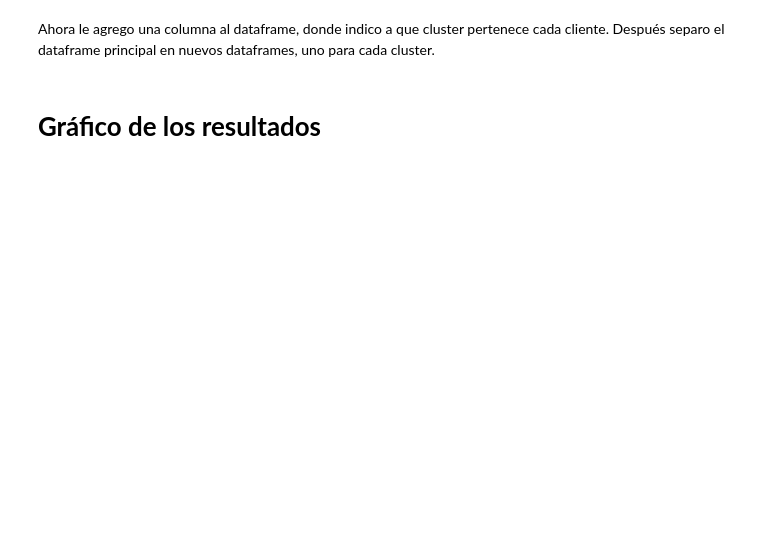
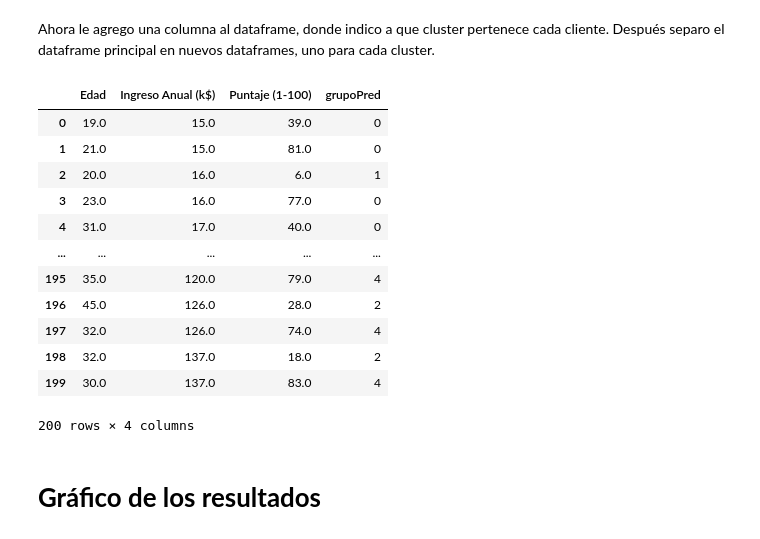
Before and after one commit to norgaston/proyecto-final-mlbd, a Jupyter notebook: Proyecto_Final_KMEANS.ipynb, the cells around one changed output. Saved outputs shown, nothing was run; the diff lists cells and outputs as text; code cells hidden in the pictures; blank space fills up the shorter version.

```diff
--- a/Proyecto_Final_KMEANS.ipynb
+++ b/Proyecto_Final_KMEANS.ipynb
@@ -109,16 +159,23 @@ Lo que voy a intentar es encontrar el número de clusters óptimos utilizando el
 # Calculo el algoritmo de agrupación para diferentes valores de K
 inercia = []
 for i in range(1, 16):
-    algoritmo = KMeans(n_clusters = i, init = 'k-means++',
-                       max_iter = 1000, n_init = 100)
-    algoritmo.fit(df)
+    algoritmo = KMeans(n_clusters=i, init='k-means++', max_iter=1000, n_init=100)
+    algoritmo.fit(df_scaled)
     # Para cada K, se calcula la suma total del cuadrado dentro del clúster
     inercia.append(algoritmo.inertia_)
-# Grafico curva de la suma de errores cuadráticos
-plt.figure(figsize=[10,6])
-plt.title('Método del Codo')
-plt.xlabel('Número de Clusters')
-plt.ylabel('Inercia')
-plt.plot(list(range(1, 16)), inercia, marker='o', color="red")
-plt.show()
+
+# Crear el gráfico de líneas con Plotly Objects
+fig = go.Figure()
+
+# Agregar la serie de inercia
+fig.add_trace(go.Scatter(x=list(range(1, 16)), y=inercia, mode='lines+markers', marker=dict(color='red')))
+
+# Personalizar el diseño del gráfico
+fig.update_layout(title='Método del Codo',
+                  xaxis_title='Número de Clusters',
+                  yaxis_title='Inercia')
+
+# Mostrar el gráfico
+fig.show()
+print(inercia)
 # %% [output]
@@ -126,3 +186,6 @@ plt.show()
 # %% [markdown]
 Ahora voy a analizar los datos con un K=5, que me parece el más apropiado para este caso. Podría haber usado el de K=6, con mejor resultado en las métricas, pero teniendo en cuenta los grupos obtenidos y la interpretacion de los resultados de los mismos, con K=5 me parece mejor en la práctica, y se destinarían menos recursos para su análisis posterior. Lo que pasaba básicamente es que con un k=6, me dividía en dos el grupo 1 (rojo, clientes normales) a partir de las edades, cuando lo podría tratar como un grupo único con personas de todas las edades.
+# %%
+km = KMeans(n_clusters=5, n_init=100, max_iter=1000, init='random', random_state=0) # kmeans con 5 clusters
+pred = km.fit_predict(df_scaled) # fit_predict nos dice a que cluster pertenece cada observación
 # %% [markdown]
@@ -175,12 +233,27 @@ cantidad por grupo: [79 23 23 36 39]
 # %% [markdown]
 Ahora le agrego una columna al dataframe, donde indico a que cluster pertenece cada cliente. Después separo el dataframe principal en nuevos dataframes, uno para cada cluster.
 # %%
-df['grupoPred'] = pred
-df0=df.loc[df['grupoPred']==0]
-df1=df.loc[df['grupoPred']==1]
-df2=df.loc[df['grupoPred']==2]
-df3=df.loc[df['grupoPred']==3]
-df4=df.loc[df['grupoPred']==4]
-# df5=df.loc[df['grupoPred']==5]
+df_inverted = pd.DataFrame(scaler.inverse_transform(df_scaled), columns=df_scaled.columns)
+df_inverted['grupoPred'] = pred
+df0=df_inverted.loc[df_inverted['grupoPred']==0]
+df1=df_inverted.loc[df_inverted['grupoPred']==1]
+df2=df_inverted.loc[df_inverted['grupoPred']==2]
+df3=df_inverted.loc[df_inverted['grupoPred']==3]
+df4=df_inverted.loc[df_inverted['grupoPred']==4]
+df_inverted.head(200)
+# %% [output]
+|  | Edad | Ingreso Anual (k$) | Puntaje (1-100) | grupoPred |
+| 0 | 19.0 | 15.0 | 39.0 | 0 |
+| 1 | 21.0 | 15.0 | 81.0 | 0 |
+| 2 | 20.0 | 16.0 | 6.0 | 1 |
+| 3 | 23.0 | 16.0 | 77.0 | 0 |
+| 4 | 31.0 | 17.0 | 40.0 | 0 |
+| ... | ... | ... | ... | ... |
+| 195 | 35.0 | 120.0 | 79.0 | 4 |
+| 196 | 45.0 | 126.0 | 28.0 | 2 |
+| 197 | 32.0 | 126.0 | 74.0 | 4 |
+| 198 | 32.0 | 137.0 | 18.0 | 2 |
+| 199 | 30.0 | 137.0 | 83.0 | 4 |
+200 rows × 4 columns
 # %% [markdown]
 # **Gráfico de los resultados**
```
Also changed, not shown: parts of 26 cells of this notebook.
